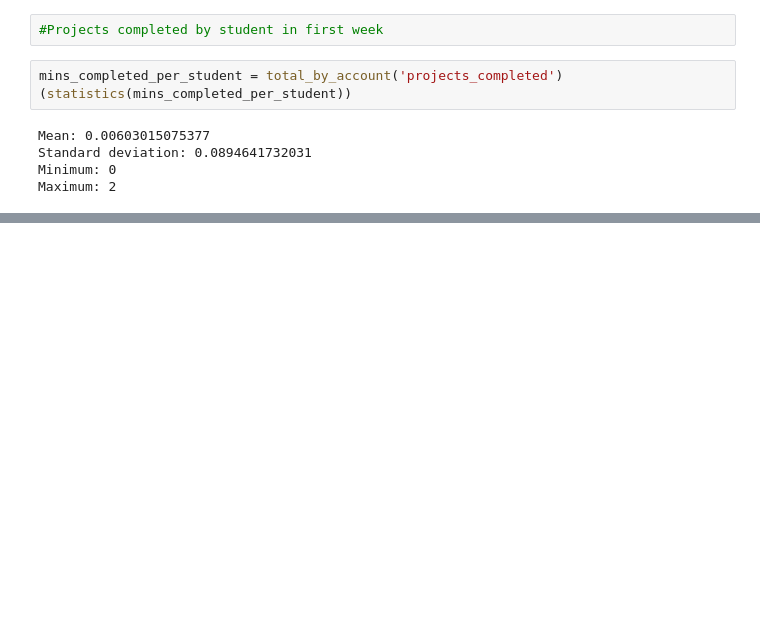
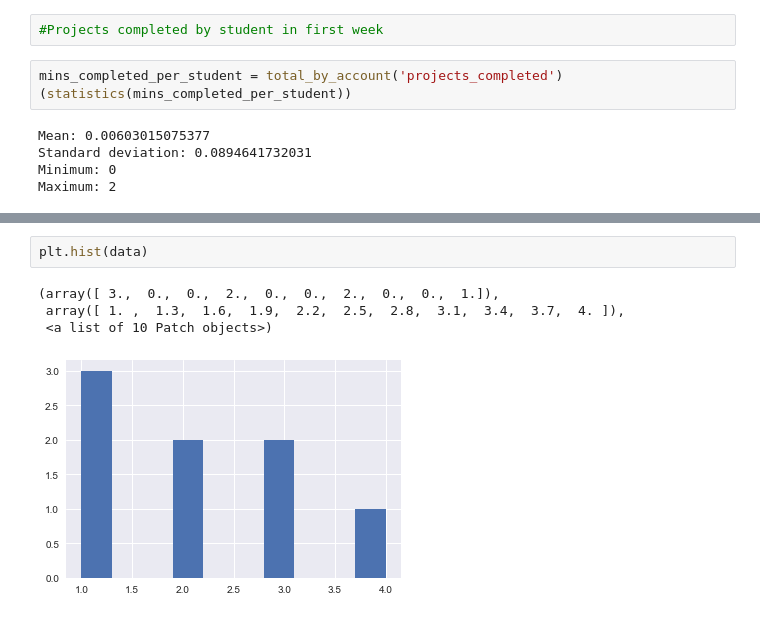
Before and after one commit to folajimia/Natural-learning-projects, a Jupyter notebook: udacity-dat-science/CSVs in python.ipynb, the cells around one changed output, grey strips where cells are left out. Drawn from its saved outputs; the diff is of its cells as text; blank space fills up the shorter version.

```diff
--- a/udacity-dat-science/CSVs in python.ipynb
+++ b/udacity-dat-science/CSVs in python.ipynb
@@ -457,0 +466,7 @@ def within_one_week(join_date, engagement_date):
+# %%
+plt.hist(data)
+# %% [output]
+(array([ 3.,  0.,  0.,  2.,  0.,  0.,  2.,  0.,  0.,  1.]),
+ array([ 1. ,  1.3,  1.6,  1.9,  2.2,  2.5,  2.8,  3.1,  3.4,  3.7,  4. ]),
+ <a list of 10 Patch objects>)
+[figure, added]
```
Also changed, not shown: parts of 7 cells of this notebook.
